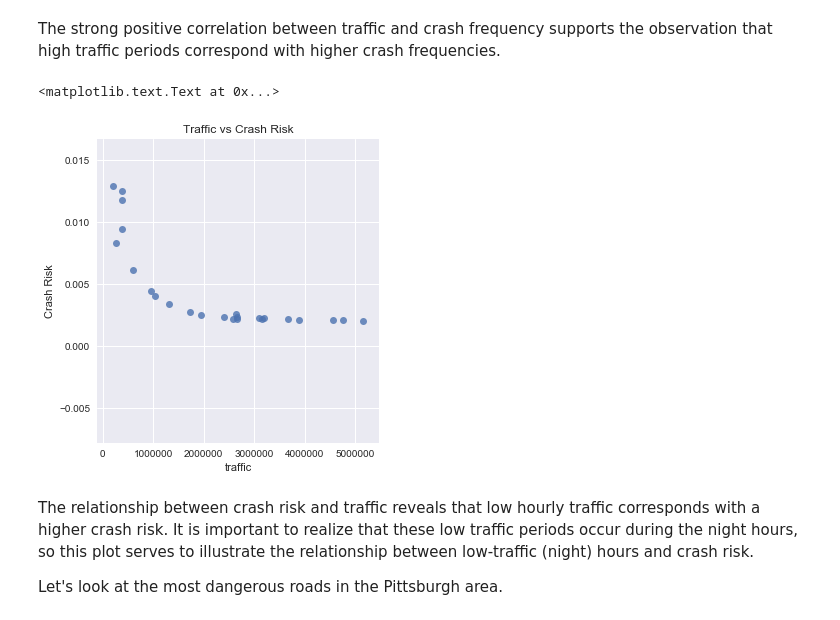
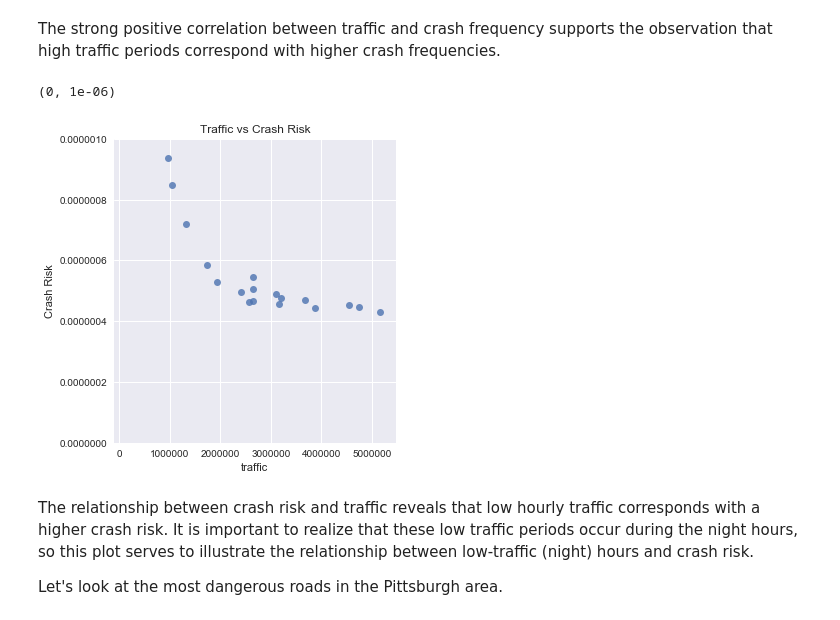
Before and after one commit to amgupta4/Springboard, a Jupyter notebook: Data Story.ipynb, the cells around one changed output. Cells and saved outputs as stored; diff of their text form; code cells hidden in the pictures.

```diff
--- a/Data Story.ipynb
+++ b/Data Story.ipynb
@@ -57,13 +58,14 @@ plt.ylabel('Crash Frequency')
 # %% [markdown]
 The strong positive correlation between traffic and crash frequency supports the observation that high traffic periods correspond with higher crash frequencies.
 # %%
-hourly_traffic_crashes['normalized'] = hourly_traffic_crashes.datetime/hourly_traffic_crashes.traffic
+hourly_traffic_crashes['normalized'] = hourly_traffic_crashes.datetime/(hourly_traffic_crashes.traffic * 4728)
 sns.lmplot('traffic','normalized', data = hourly_traffic_crashes, fit_reg = False)
 plt.title('Traffic vs Crash Risk')
 plt.ylabel('Crash Risk')
+plt.ylim([0, .000001])
 # %% [output]
-<matplotlib.text.Text at 0x...>
+(0, 1e-06)
-[figure, old version]
+[figure, new version]
 # %% [markdown]
 The relationship between crash risk and traffic reveals that low hourly traffic corresponds with a higher crash risk. It is important to realize that these low traffic periods occur during the night hours, so this plot serves to illustrate the relationship between low-traffic (night) hours and crash risk.
 
```
Also changed, not shown: parts of 31 cells of this notebook.
